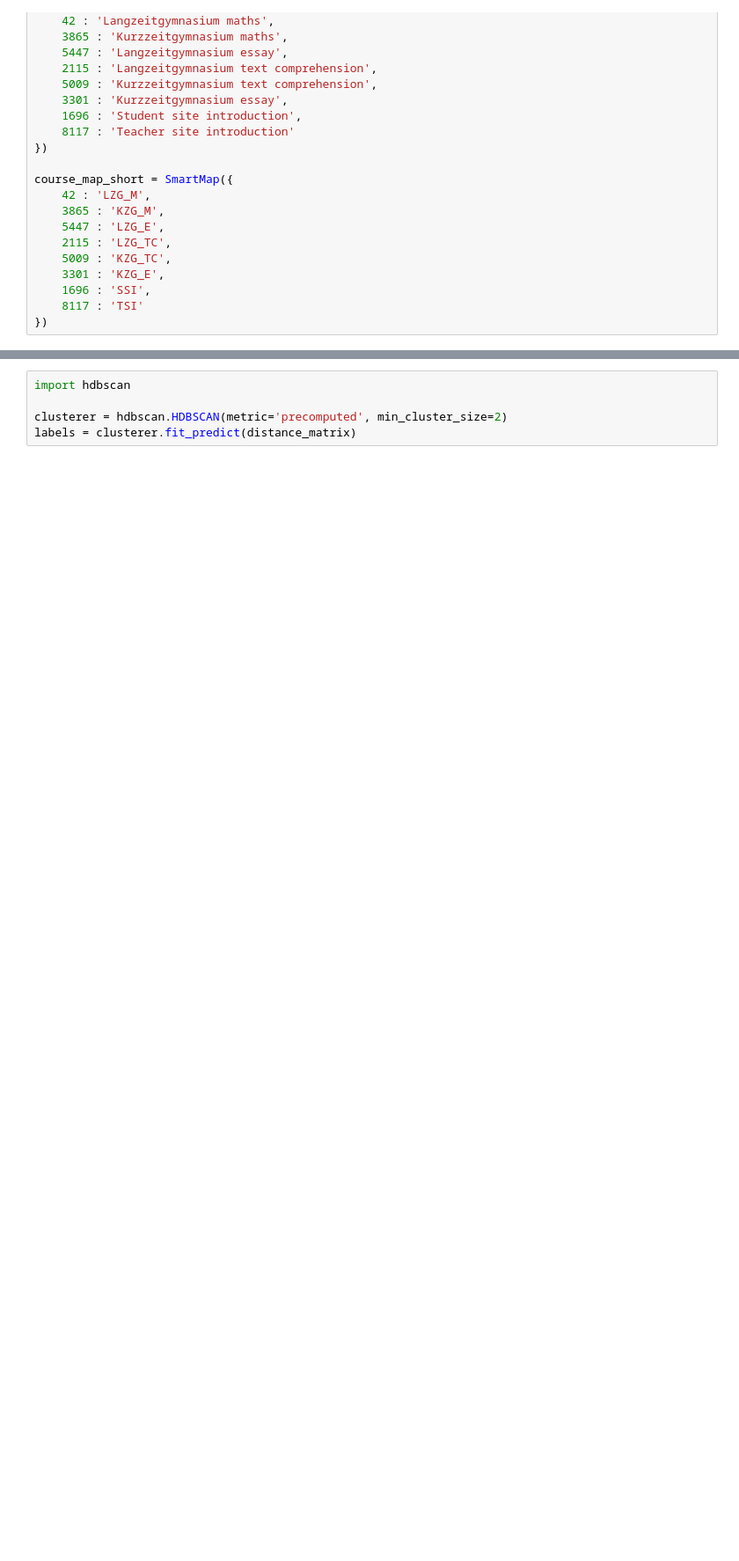
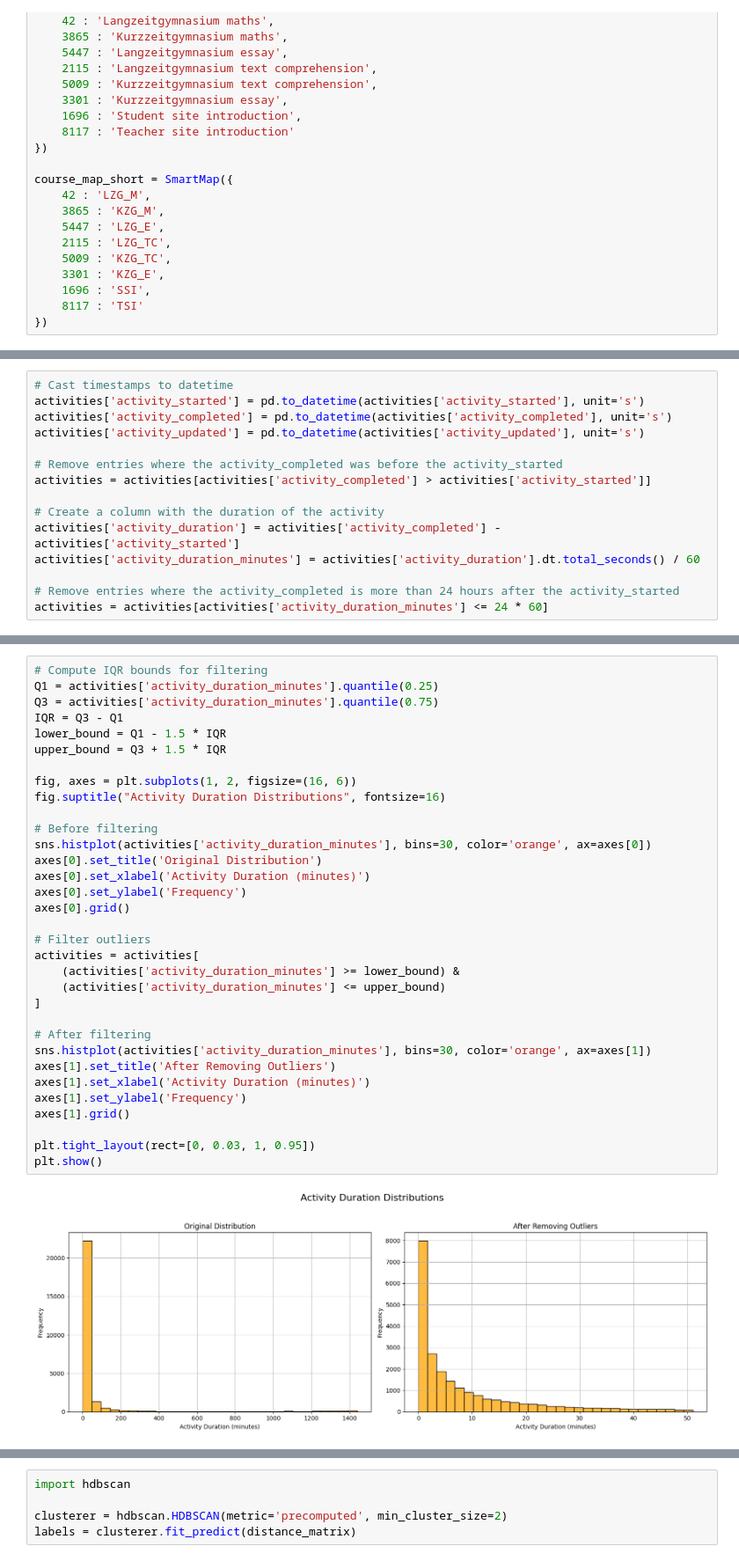
Before and after one commit to malenraychev/BigMMMBehaviour, a Jupyter notebook: markov.ipynb, the cells around one changed output, grey strips where cells are left out. Shown: that part at 88% size. Cells and saved outputs as stored; diff of their text form; blank space fills up the shorter version.

```diff
--- a/markov.ipynb
+++ b/markov.ipynb
@@ -43,0 +75,15 @@ activities.sort_values(by=['user_id', 'activity_started'], ascending=True, inpla
+# %%
+# Cast timestamps to datetime
+activities['activity_started'] = pd.to_datetime(activities['activity_started'], unit='s')
+activities['activity_completed'] = pd.to_datetime(activities['activity_completed'], unit='s')
+activities['activity_updated'] = pd.to_datetime(activities['activity_updated'], unit='s')
+
+# Remove entries where the activity_completed was before the activity_started
+activities = activities[activities['activity_completed'] > activities['activity_started']]
+
+# Create a column with the duration of the activity
+activities['activity_duration'] = activities['activity_completed'] - activities['activity_started']
+activities['activity_duration_minutes'] = activities['activity_duration'].dt.total_seconds() / 60
+
+# Remove entries where the activity_completed is more than 24 hours after the activity_started
+activities = activities[activities['activity_duration_minutes'] <= 24 * 60]
@@ -44 +97,36 @@ activities.sort_values(by=['user_id', 'activity_started'], ascending=True, inpla
+# %%
+# Compute IQR bounds for filtering
+Q1 = activities['activity_duration_minutes'].quantile(0.25)
+Q3 = activities['activity_duration_minutes'].quantile(0.75)
+IQR = Q3 - Q1
+lower_bound = Q1 - 1.5 * IQR
+upper_bound = Q3 + 1.5 * IQR
+
+fig, axes = plt.subplots(1, 2, figsize=(16, 6))
+fig.suptitle("Activity Duration Distributions", fontsize=16)
+
+# Before filtering
+sns.histplot(activities['activity_duration_minutes'], bins=30, color='orange', ax=axes[0])
+axes[0].set_title('Original Distribution')
+axes[0].set_xlabel('Activity Duration (minutes)')
+axes[0].set_ylabel('Frequency')
+axes[0].grid()
+
+# Filter outliers
+activities = activities[
+    (activities['activity_duration_minutes'] >= lower_bound) &
+    (activities['activity_duration_minutes'] <= upper_bound)
+]
+
+# After filtering
+sns.histplot(activities['activity_duration_minutes'], bins=30, color='orange', ax=axes[1])
+axes[1].set_title('After Removing Outliers')
+axes[1].set_xlabel('Activity Duration (minutes)')
+axes[1].set_ylabel('Frequency')
+axes[1].grid()
+
+plt.tight_layout(rect=[0, 0.03, 1, 0.95])
+plt.show()
+# %% [output]
+[figure, added]
 # %%
```
Also changed, not shown: parts of 34 cells of this notebook, 1 other file.
